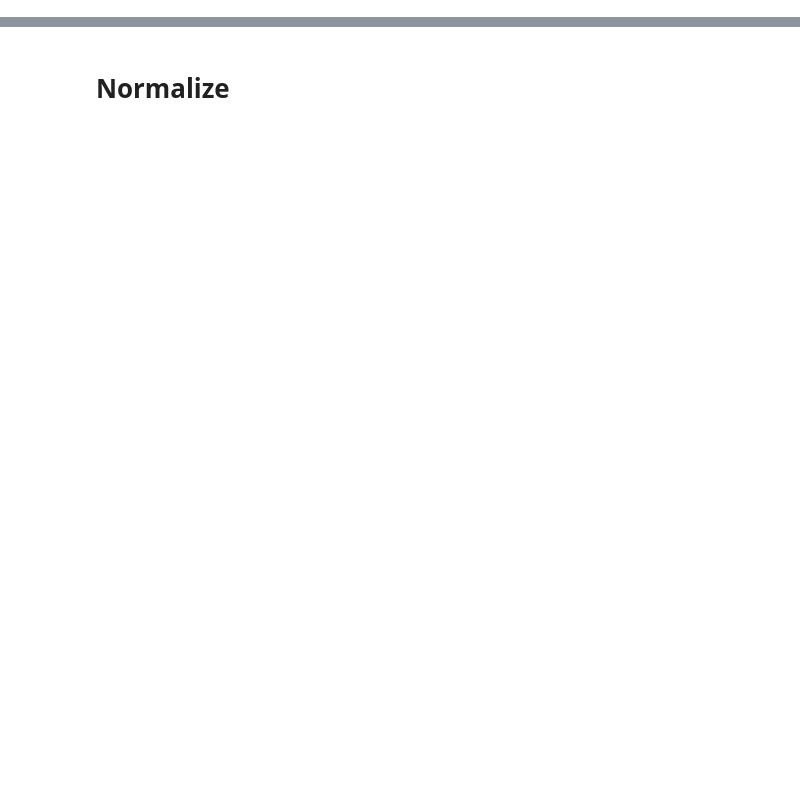
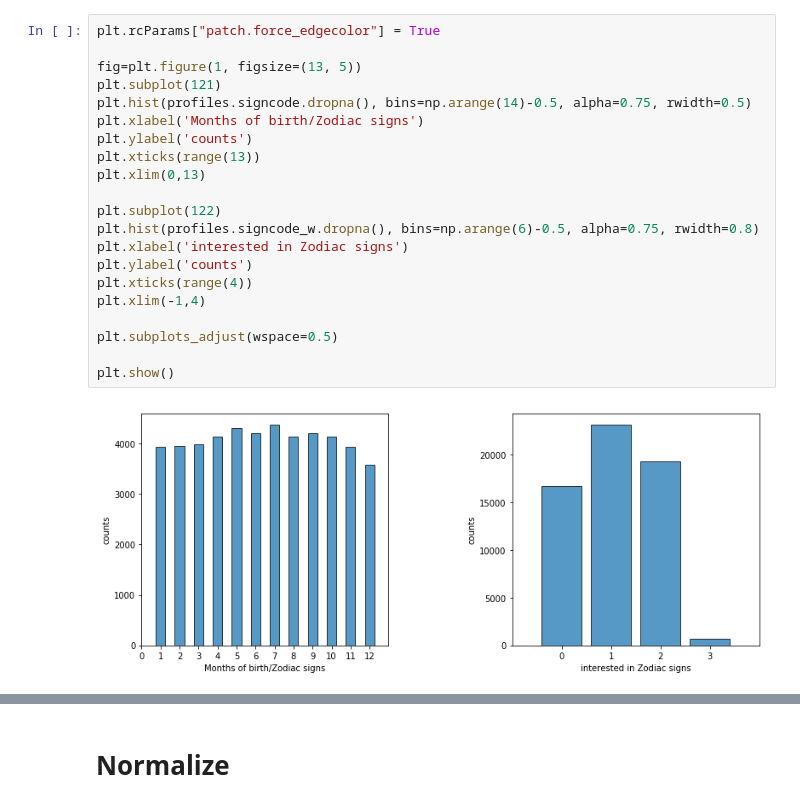
Before and after one commit to arianmingo/date-a-scientist, a Jupyter notebook: capstone_starter 2018-11-26 20_05_48/notebook/Capstone.ipynb, the cells around one changed output, grey strips where cells are left out. Cells and saved outputs as stored; diff of their text form; blank space fills up the shorter version.

```diff
--- a/capstone_starter 2018-11-26 20_05_48/notebook/Capstone.ipynb
+++ b/capstone_starter 2018-11-26 20_05_48/notebook/Capstone.ipynb
@@ -523,0 +192,23 @@ Name: all_essays, dtype: object
+# %%
+plt.rcParams["patch.force_edgecolor"] = True
+
+fig=plt.figure(1, figsize=(13, 5))
+plt.subplot(121)
+plt.hist(profiles.signcode.dropna(), bins=np.arange(14)-0.5, alpha=0.75, rwidth=0.5)
+plt.xlabel('Months of birth/Zodiac signs')
+plt.ylabel('counts')
+plt.xticks(range(13))
+plt.xlim(0,13)
+
+plt.subplot(122)
+plt.hist(profiles.signcode_w.dropna(), bins=np.arange(6)-0.5, alpha=0.75, rwidth=0.8)
+plt.xlabel('interested in Zodiac signs')
+plt.ylabel('counts')
+plt.xticks(range(4))
+plt.xlim(-1,4)
+
+plt.subplots_adjust(wspace=0.5)
+
+plt.show()
+# %% [output]
+[figure, added]
```
Also changed, not shown: parts of 83 cells of this notebook.
